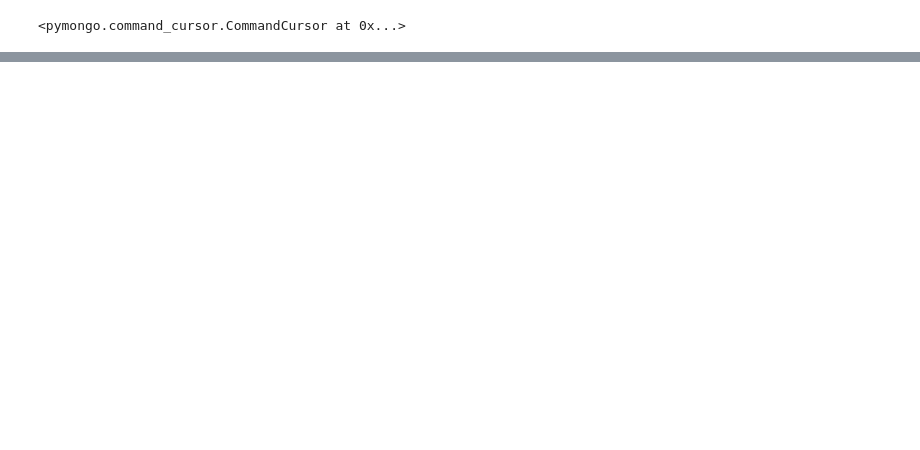
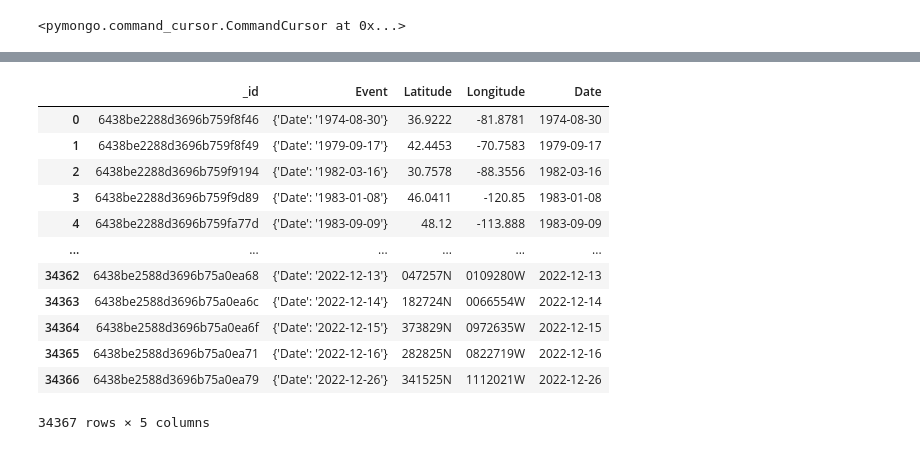
Before and after one commit to ShoaibFarooqui/Project-Three, a Jupyter notebook: code/aviation_db.ipynb, the cells around one changed output, grey strips where cells are left out. Drawn from its saved outputs; the diff is of its cells as text; code cells hidden in the pictures; blank space fills up the shorter version.

Commit message:
pandas df of db, striked missing data, clean dates

```diff
--- a/code/aviation_db.ipynb
+++ b/code/aviation_db.ipynb
@@ -70,0 +71,8 @@ pprint(list(accident_c.find(query, fields).limit(limit)))
+# %%
+# aggregate all flight data with coordinate data
+
+event_coord = accident_c.find(query, fields)
+
+df = pd.DataFrame(event_coord)
+
+df.head()
@@ -70,0 +86,23 @@ pprint(list(accident_c.find(query, fields).limit(limit)))
+# %%
+# add "Date" column with DateTime Objects
+
+df["Date"]=""
+
+for record in df.iterrows():
+    date = record[1]["Event"]["Date"]
+    record[1]["Date"] = datetime.strptime(date, "%Y-%m-%d").date()
+df
+# %% [output]
+|  | _id | Event | Latitude | Longitude | Date |
+| 0 | 6438be2288d3696b759f8f46 | {'Date': '1974-08-30'} | 36.9222 | -81.8781 | 1974-08-30 |
+| 1 | 6438be2288d3696b759f8f49 | {'Date': '1979-09-17'} | 42.4453 | -70.7583 | 1979-09-17 |
+| 2 | 6438be2288d3696b759f9194 | {'Date': '1982-03-16'} | 30.7578 | -88.3556 | 1982-03-16 |
+| 3 | 6438be2288d3696b759f9d89 | {'Date': '1983-01-08'} | 46.0411 | -120.85 | 1983-01-08 |
+| 4 | 6438be2288d3696b759fa77d | {'Date': '1983-09-09'} | 48.12 | -113.888 | 1983-09-09 |
+| ... | ... | ... | ... | ... | ... |
+| 34362 | 6438be2588d3696b75a0ea68 | {'Date': '2022-12-13'} | 047257N | 0109280W | 2022-12-13 |
+| 34363 | 6438be2588d3696b75a0ea6c | {'Date': '2022-12-14'} | 182724N | 0066554W | 2022-12-14 |
+| 34364 | 6438be2588d3696b75a0ea6f | {'Date': '2022-12-15'} | 373829N | 0972635W | 2022-12-15 |
+| 34365 | 6438be2588d3696b75a0ea71 | {'Date': '2022-12-16'} | 282825N | 0822719W | 2022-12-16 |
+| 34366 | 6438be2588d3696b75a0ea79 | {'Date': '2022-12-26'} | 341525N | 1112021W | 2022-12-26 |
+34367 rows × 5 columns
```
Also changed, not shown: parts of 7 cells of this notebook.
